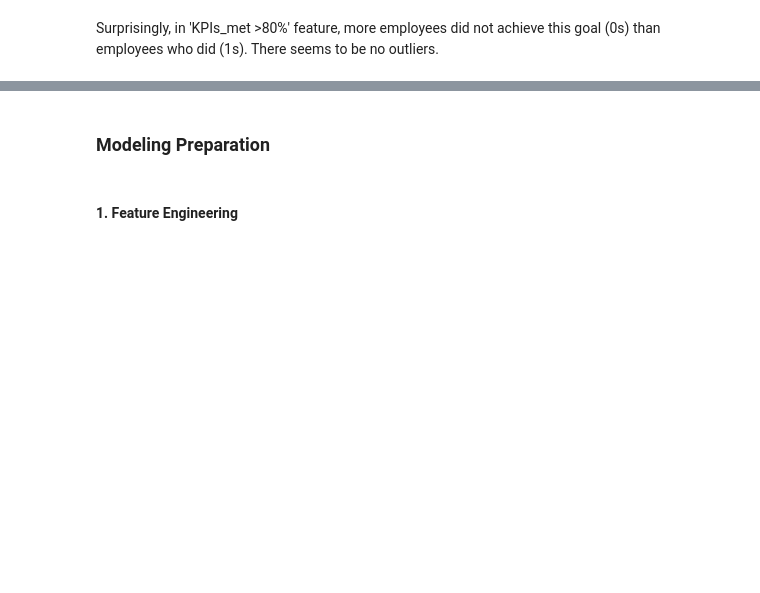
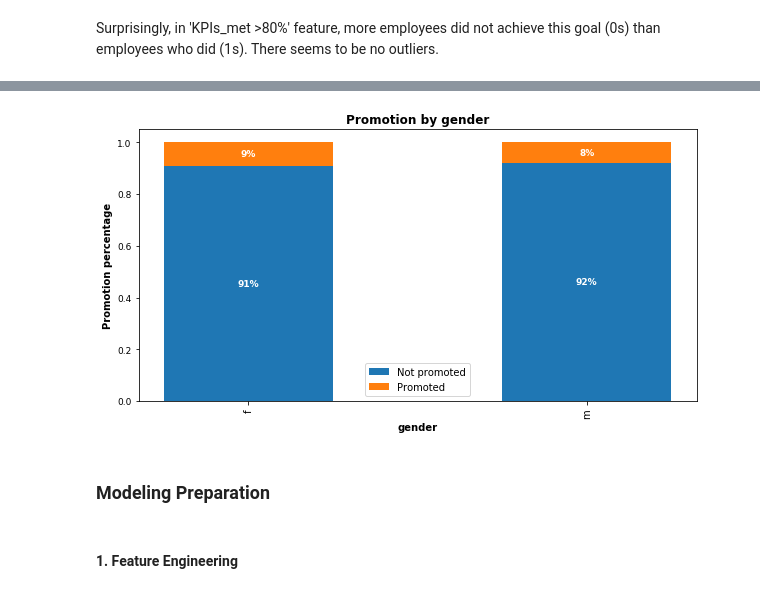
Before and after one commit to smartinternz02/SI-GuidedProject-90401-1658231457, a Jupyter notebook: HR_analytics_v1.ipynb, the cells around one changed output, grey strips where cells are left out. Drawn from its saved outputs; the diff is of its cells as text; code cells hidden in the pictures; blank space fills up the shorter version.

```diff
--- a/HR_analytics_v1.ipynb
+++ b/HR_analytics_v1.ipynb
@@ -274,3 +220,9 @@ create_stacked_bar(labels,list1,list2,list1_name,list2_name,title,xlabel,ylabel)
+# %%
+# Plot the percentage of promotion data by gender
+
+create_stacked_bar('gender')
+# %% [output]
+[figure, added]
 # %% [markdown]
 ### Modeling Preparation
 # %% [markdown]
```
Also changed, not shown: parts of 11 cells of this notebook.
